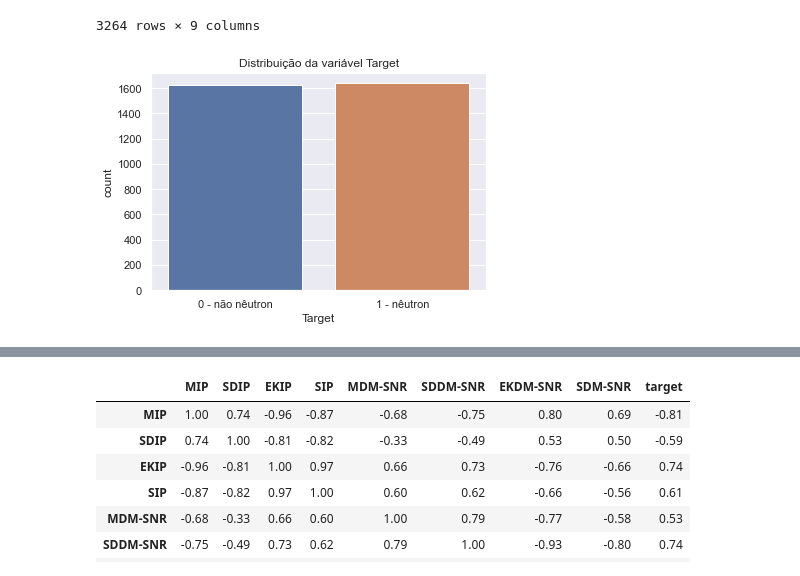
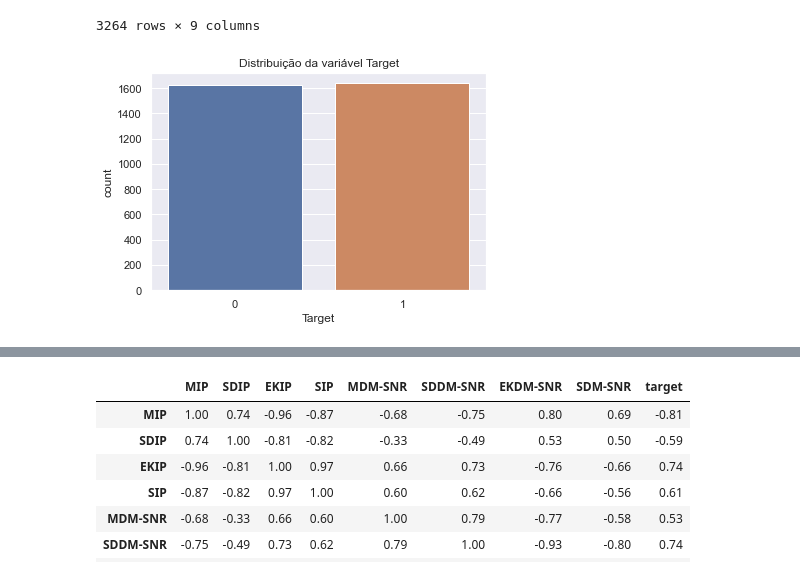
Before and after one commit to hgf777-br/trabalho-final-deep-learning, a Jupyter notebook: EX3_3_hgf.ipynb, the cells around one changed output, grey strips where cells are left out. Cells and saved outputs as stored; diff of their text form; code cells hidden in the pictures.

```diff
--- a/EX3_3_hgf.ipynb
+++ b/EX3_3_hgf.ipynb
@@ -97,7 +98,7 @@ def get_f1(y_true, y_pred): #taken from old keras source code
     f1_val = 2*(precision*recall)/(precision+recall+K.epsilon())
     return f1_val
 
-def criar_sublistas(lista, subs):
+def criar_subgrupos(lista, subs):
     tam = len(lista)
     res = []
     res_df = pd.DataFrame()
@@ -167,7 +164,7 @@ print(f"Quantidades: 0 = {c[0]} e 1 = {c[1]}")
 print('-'*50)
 subs = math.ceil(c[0]/c[1])
 negativas = df[df.target == 0]
-negativas = criar_sublistas(negativas, subs)
+negativas = criar_subgrupos(negativas, subs)
 print(negativas[0])
 print(f"Quantidade final: 0 = {len(negativas)} e 1 = {c[1]}")
 # %% [output]
@@ -185,9 +182,9 @@ target        0.000000
 dtype: float64
 Quantidade final: 0 = 1625 e 1 = 1639
 # %%
-df_tst = pd.DataFrame()
-df_tst = pd.concat(negativas, ignore_index=True, axis=1).T
-df_tst
+df_final = pd.DataFrame()
+df_final = pd.concat(negativas, ignore_index=True, axis=1).T
+df_final
 # %% [output]
 |  | MIP | SDIP | EKIP | SIP | MDM-SNR | SDDM-SNR | EKDM-SNR | SDM-SNR | target |
 | 0 | 112.950781 | 47.918933 | 0.241014 | 0.235100 | 2.308779 | 16.581414 | 10.721943 | 154.611295 | 0.0 |
@@ -204,7 +201,7 @@ df_tst
 1625 rows × 9 columns
 # %%
 positivas = df[df.target == 1]
-df_final = pd.concat([df_tst, positivas])
+df_final = pd.concat([df_final, positivas])
 df_final
 # %% [output]
 |  | MIP | SDIP | EKIP | SIP | MDM-SNR | SDDM-SNR | EKDM-SNR | SDM-SNR | target |
@@ -223,8 +220,8 @@ df_final
 # %%
 sns.countplot(df_final.target)
 plt.title('Distribuição da variável Target')
 plt.xlabel('Target')
-plt.xticks(ticks=range(0,2), labels=['0 - não nêutron', '1 - nêutron'])
+plt.xticks(ticks=range(0,2), labels=['0', '1'])
 plt.show()
 # %% [output]
-[figure, old version]
+[figure, new version]
```
Also changed, not shown: parts of 19 cells of this notebook, 13 other files.
